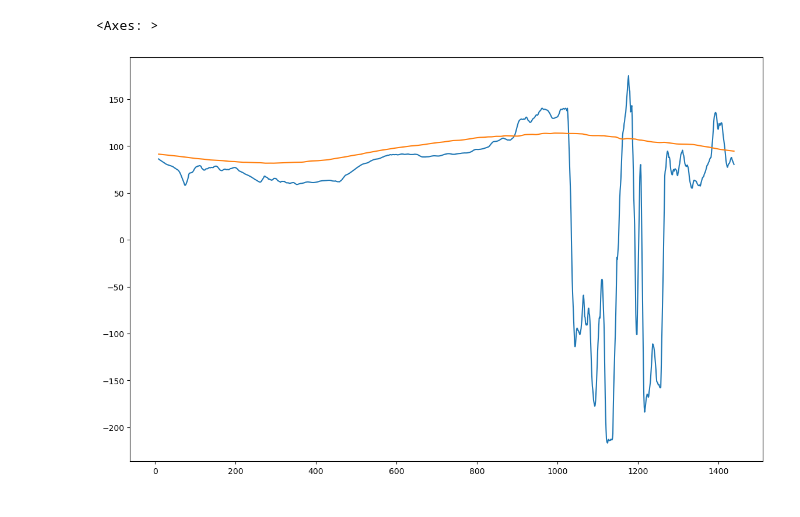
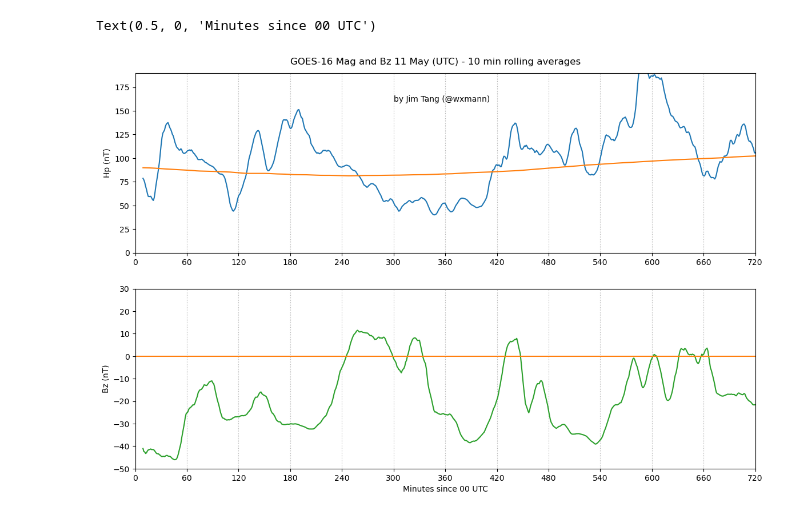
Before and after one commit to wxmann/historical-solar, a Jupyter notebook: deviation_from_ideal_mag.ipynb, the cells around one changed output. Drawn from its saved outputs; the diff is of its cells as text; code cells hidden in the pictures.

Commit message:
Update Deviation Notebook for Bz Data

```diff
--- a/deviation_from_ideal_mag.ipynb
+++ b/deviation_from_ideal_mag.ipynb
@@ -48,0 +14,2 @@ no_activity_early_may
+# %%
+no_activity_may = no_geo_activity[(no_geo_activity.month == 5) & (no_geo_activity.year >= 2018)]
@@ -84,8 +71,8 @@ def mean_mags(dts: list[pd.Timestamp]) -> pd.DataFrame:
     concats = pd.concat(mag_dfs, axis=1)
     return concats.mean(axis=1), concats.std(axis=1)
 # %%
-dts_may = pd.to_datetime(no_activity_early_may[['year', 'month', 'day']])
-dts_oct = pd.to_datetime(no_activity_early_oct[['year', 'month', 'day']])
+dts_may = pd.to_datetime(no_activity_may[['year', 'month', 'day']])
+dts_oct = pd.to_datetime(no_activity_oct[['year', 'month', 'day']])
 mag_zero_may, _ = mean_mags(dts_may)
 mag_zero_oct, _ = mean_mags(dts_oct)
 # %%
@@ -139,4 +128,5 @@ mag_zero_oct_values.plot()
 # %%
 may10_mag = goes16_magnetometer('2024-05-10')
+may11_mag = goes16_magnetometer('2024-05-11')
 may10_mag = may10_mag.sel(coordinate=1).drop_vars('coordinate').to_dataframe()
-may10_mag
+may11_mag = may11_mag.sel(coordinate=1).drop_vars('coordinate').to_dataframe()
@@ -158,10 +133,34 @@ may10_mag
+# %%
+may10_l1, _= geomagnetic_storm_data('2024-05-10', after_shock=48)
+may10_l1 = may10_l1[may10_l1.index >= '2024-05-11T00:00']
+may10_l1_bz = may10_l1.bz.reset_index().bz
 # %%
 rolling_period = 10
-fig = plt.figure(figsize=(14, 9))
-may10_mag.reset_index().b_epn.rolling(rolling_period).mean().plot()
-mag_zero_may_values.rolling(rolling_period).mean().plot()
+fig, (ax, ax2) = plt.subplots(2, 1, figsize=(14, 9))
+
+may11_mag.reset_index().b_epn.rolling(rolling_period).mean().plot(ax=ax)
+mag_zero_may_values.rolling(rolling_period).mean().plot(ax=ax)
+may10_l1_bz.rolling(rolling_period).mean().plot(ax=ax2, c='C2')
+
+xlim = [0, 12 * 60]
+xmajor = range(0, xlim[1] + 60, 60)
+for ax_ in (ax, ax2):
+    ax_.set_xlim(xlim)
+    ax_.set_xticks(xmajor)
+    ax_.grid(axis='x', ls=':')
+
+ax.set_ylim([0, 190])
+ax.set_ylabel('Hp (nT)')
+
+ax2.set_ylim([-50, 30])
+ax2.axhline(0, c='C1')
+ax2.set_ylabel('Bz (nT)')
+
+plt.suptitle('GOES-16 Mag and Bz 11 May (UTC) - 10 min rolling averages', y=0.91)
+ax.text(300, 160, 'by Jim Tang (@wxmann)')
+ax2.set_xlabel('Minutes since 00 UTC')
 # %% [output]
-<Axes: >
+Text(0.5, 0, 'Minutes since 00 UTC')
-[figure, old version]
+[figure, new version]
 # %%
 oct10_mag = goes16_magnetometer('2024-10-10')
```
Also changed, not shown: parts of 15 cells of this notebook.
